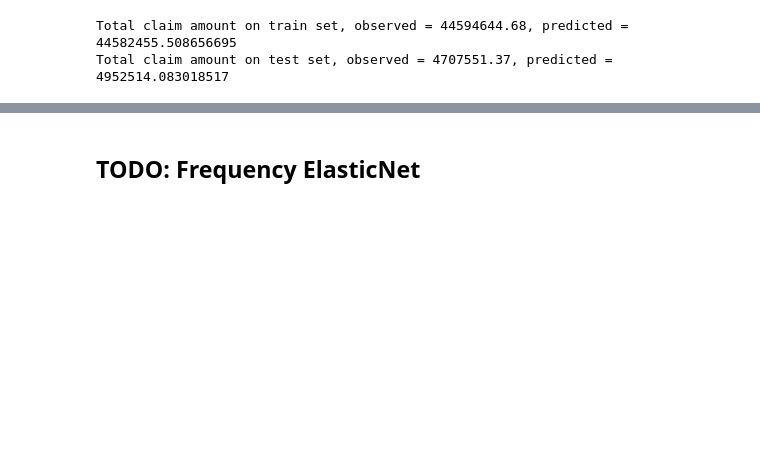
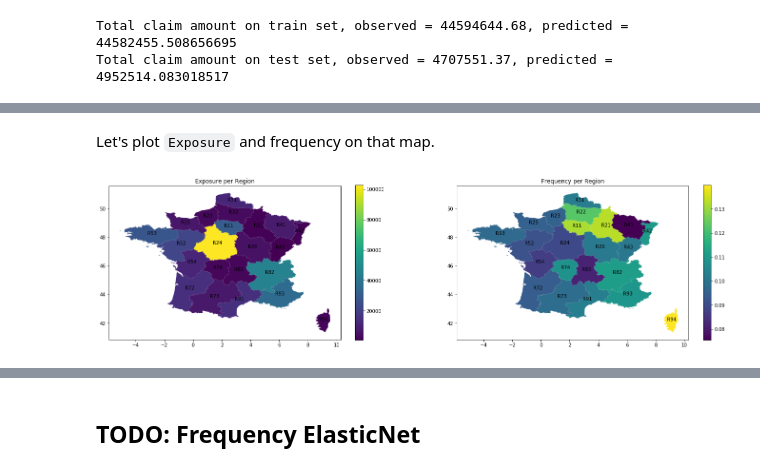
Before and after one commit to lorentzenchr/Tutorial_freMTPL2, a Jupyter notebook: glm_freMTPL2_example.ipynb, the cells around one changed output, grey strips where cells are left out. Cells and saved outputs as stored; diff of their text form; code cells hidden in the pictures; blank space fills up the shorter version.

```diff
--- a/glm_freMTPL2_example.ipynb
+++ b/glm_freMTPL2_example.ipynb
@@ -312,6 +319,8 @@ In order to reproduce the case study paper's model GLM1, we define a ColumnTrans
 # %%
 def gen_col_trans(drop=True, standardize=False):
-    """Generate a ColumnTransformer that transforms according to case study paper.
+    """Generate a ColumnTransformer and list of names.
+
+    With drop=False and standardize=False, the transformer corresponds to the GLM of the case study paper.
 
     drop = False does encode k categories with k binary features (redundant).
     standardize = True standardizes numerical features.
@@ -888,0 +939,19 @@ Total claim amount on test set, observed = 4707551.37, predicted = 4952514.08301
+# %% [markdown]
+Let's plot `Exposure` and frequency on that map.
+# %%
+fig, axes = plt.subplots(nrows=1, ncols=2, figsize=(12*2, 6))
+
+tmp = (df.groupby(['Region'])['Exposure', 'ClaimNb']
+          .sum()
+          .assign(frequency = lambda x: x['ClaimNb']/x['Exposure'])
+         )
+tmp = gdf_france.merge(tmp, on='Region', how='right')
+# https://stackoverflow.com/questions/38899190/geopandas-label-polygons
+tmp.plot(column='Exposure', legend=True, ax=axes[0])
+tmp.plot(column='frequency', legend=True, ax=axes[1])
+tmp.apply(lambda x: axes[0].annotate(s=x['Region'], xy=x.geometry.centroid.coords[0], ha='center'), axis=1);
+tmp.apply(lambda x: axes[1].annotate(s=x['Region'], xy=x.geometry.centroid.coords[0], ha='center'), axis=1);
+axes[0].set_title('Exposure per Region');
+axes[1].set_title('Frequency per Region');
+# %% [output]
+[figure, added]
```
Also changed, not shown: parts of 40 cells of this notebook, 7 other files.
